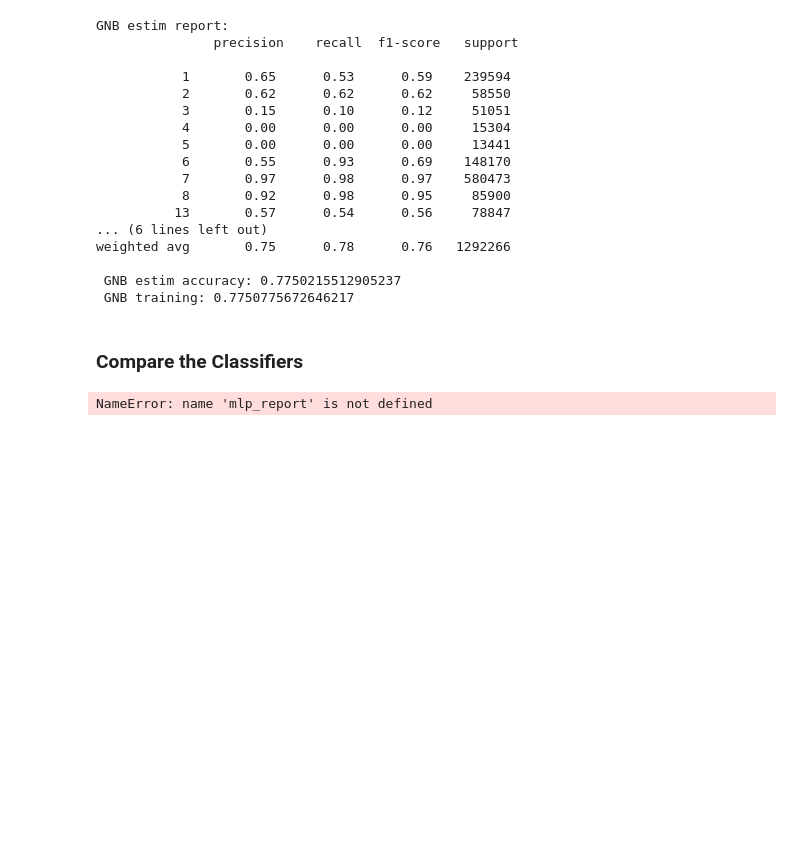
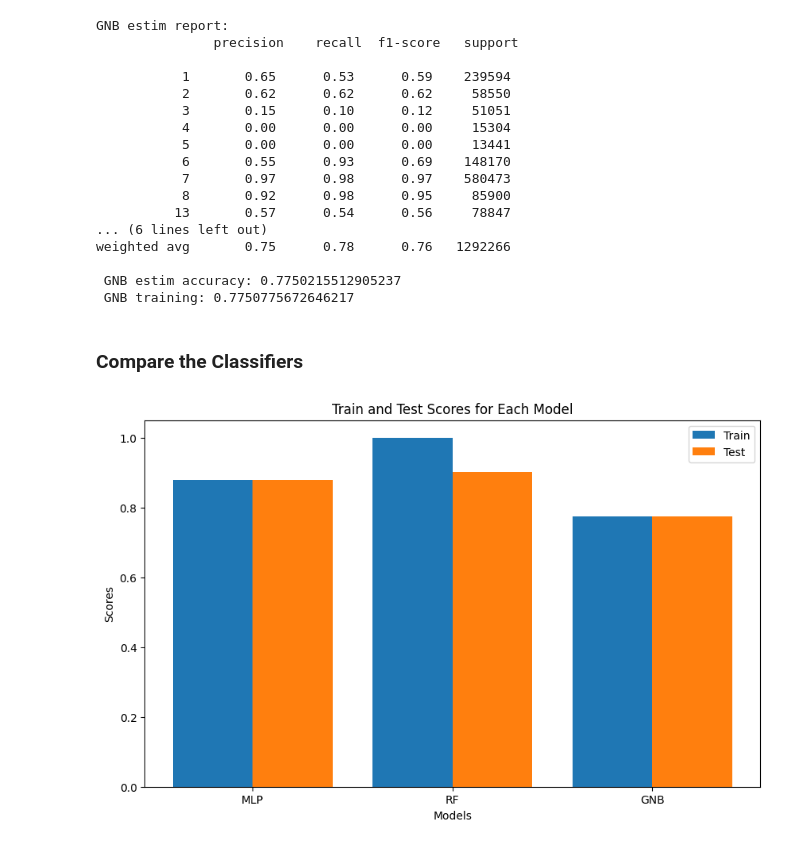
Before and after one commit to gdstergiopoulos/dataMining_project, a Jupyter notebook: 2.ipynb, the cells around one changed output. Cells and saved outputs as stored; diff of their text form; code cells hidden in the pictures; blank space fills up the shorter version.

```diff
--- a/2.ipynb
+++ b/2.ipynb
@@ -219,19 +219,22 @@ weighted avg       0.75      0.78      0.76   1292266
 <h3>Compare the Classifiers</h3>
 # %%
 from matplotlib import pyplot as plt
-
+import numpy as np
 models=['MLP','RF','GNB']
 accuracies=[mlp_accur,rf_accur,gnb_accur]
 trainingscores=[mlp_score,rf_score,gnb_score]
 
 # Plot
 plt.figure(figsize=(10, 6))
-plt.bar(models, trainingscores, width=0.4, align='center', label='Train')
-plt.bar(models, accuracies, width=0.4, align='edge', label='Test')
+x=np.arange(len(accuracies))
+
+plt.bar(x-0.2, trainingscores,0.4, label='Train')
+plt.bar(x+0.2, accuracies,0.4,label='Test')
+plt.xticks(x, models)
 plt.xlabel('Models')
 plt.ylabel('Scores')
 plt.title('Train and Test Scores for Each Model')
 plt.legend()
 plt.show()
 # %% [output]
-NameError: name 'mlp_report' is not defined
+[figure, added]
```
Also changed, not shown: parts of 1 cell of this notebook.
